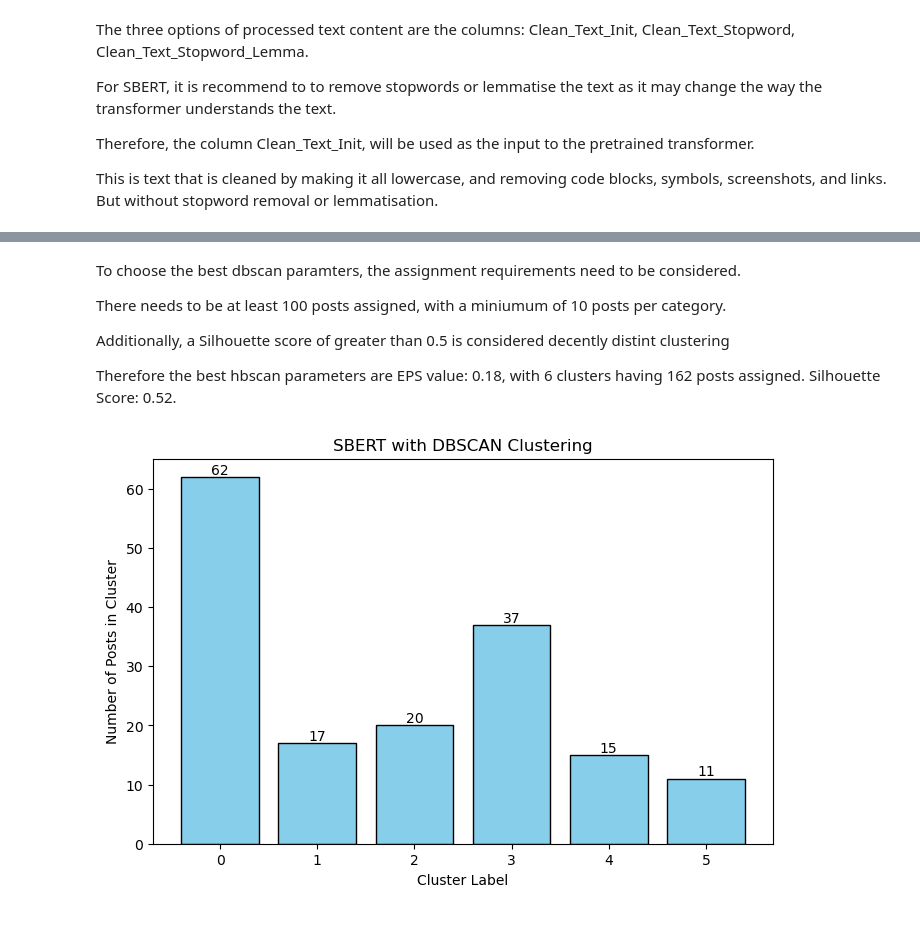
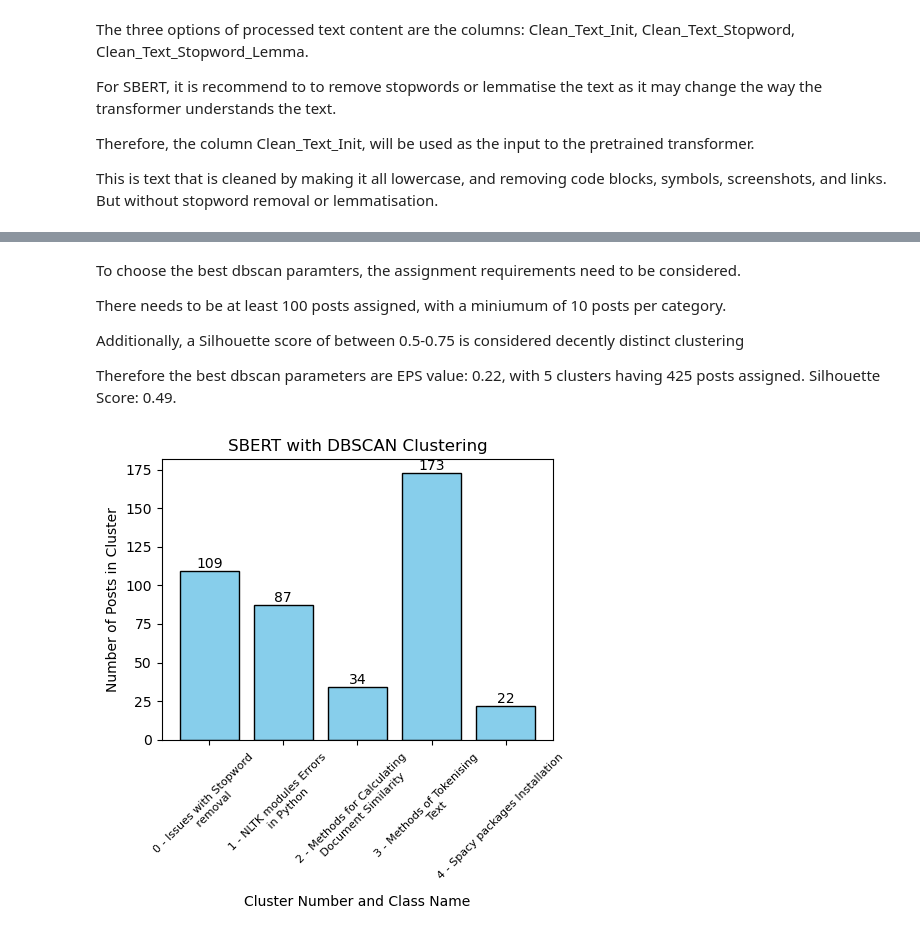
Before and after one commit to lalitphan-rainie/COMPSCI7417_NLP_Assignment2, a Jupyter notebook: sbert_with_plots_tables.ipynb, the cells around one changed output, grey strips where cells are left out. Cells and saved outputs as stored; diff of their text form; code cells hidden in the pictures.

```diff
--- a/sbert_with_plots_tables.ipynb
+++ b/sbert_with_plots_tables.ipynb
@@ -50,8 +50,8 @@ total_points = embeddings.shape[0]
 
 #iteratively try different eps values to compare clusters
 for i in range(1,20):
-    #using the cosine similarity metric and 10 samples minimum in each cluster
-    dbscan = DBSCAN(eps=0.1+0.01*i, min_samples=10, metric='cosine', n_jobs=-1)
+    #using the cosine similarity metric and 20 samples is required to make sure clusters are large enough
+    dbscan = DBSCAN(eps=0.1+0.01*i, min_samples=20, metric='cosine')
     cluster_labels = dbscan.fit_predict(embeddings)
 
     num_noise = np.sum(cluster_labels == -1)
@@ -90,32 +90,41 @@ To choose the best dbscan paramters, the assignment requirements need to be cons
 
 There needs to be at least 100 posts assigned, with a miniumum of 10 posts per category.
 
-Additionally, a Silhouette score of greater than 0.5 is considered decently distint clustering
+Additionally, a Silhouette score of between 0.5-0.75 is considered decently distinct clustering
 
-Therefore the best hbscan parameters are EPS value: 0.18, with 6 clusters having 162 posts assigned. Silhouette Score: 0.52.
+Therefore the best dbscan parameters are EPS value: 0.22, with 5 clusters having 425 posts assigned. Silhouette Score: 0.49.
 # %%
 from sklearn.cluster import DBSCAN
 
 #run the final sbert clustering
-clustering = DBSCAN(eps=0.18, min_samples=10, metric='cosine').fit(embeddings)
+clustering = DBSCAN(eps=0.22, min_samples=20, metric='cosine').fit(embeddings)
 cluster_labels = clustering.labels_
 
 import matplotlib.pyplot as plt
 import numpy as np
 from collections import Counter
 
 clusters=[]
 for i in cluster_labels:
     clusters.append(i)
 
-unique_labels, counts = np.unique(clusters, return_counts=True)
+unique_clusters, counts = np.unique(clusters, return_counts=True)
+#remove the -1 cluster (unassigned posts)
+unique_clusters=unique_clusters[1:]
+#after looking at each post in the cluster, human evaluation was used to create the class names
+classes={0:'0 - Issues with Stopword removal', 1: '1 - NLTK modules Errors in Python', 2: '2 - Methods for Calculating Document Similarity',
+        3: '3 - Methods of Tokenising Text', 4: '4 - Spacy packages Installation'}
+class_names=[classes[cluster] for cluster in unique_clusters]
 
-plt.figure(figsize=(8, 5)) # Adjust figure size as needed
-bars = plt.bar(unique_labels[1:], counts[1:], align='center', color='skyblue', edgecolor='black')
+
+plt.figure(figsize=(5, 5))
+bars = plt.bar(class_names, counts[1:], align='center', color='skyblue', edgecolor='black')
 plt.bar_label(bars)
-plt.xlabel("Cluster Label")
+plt.xticks([0,1,2,3,4], [' '.join(cluster.split()[:5] + ['\n'] + cluster.split()[5:]) for cluster in class_names],fontsize=8,rotation=45)
+plt.xlabel("Cluster Number and Class Name")
 plt.ylabel("Number of Posts in Cluster")
 plt.title("SBERT with DBSCAN Clustering")
+plt.tight_layout()
 plt.show()
 # %% [output]
-[figure, old version]
+[figure, new version]
```
Also changed, not shown: parts of 11 cells of this notebook.
